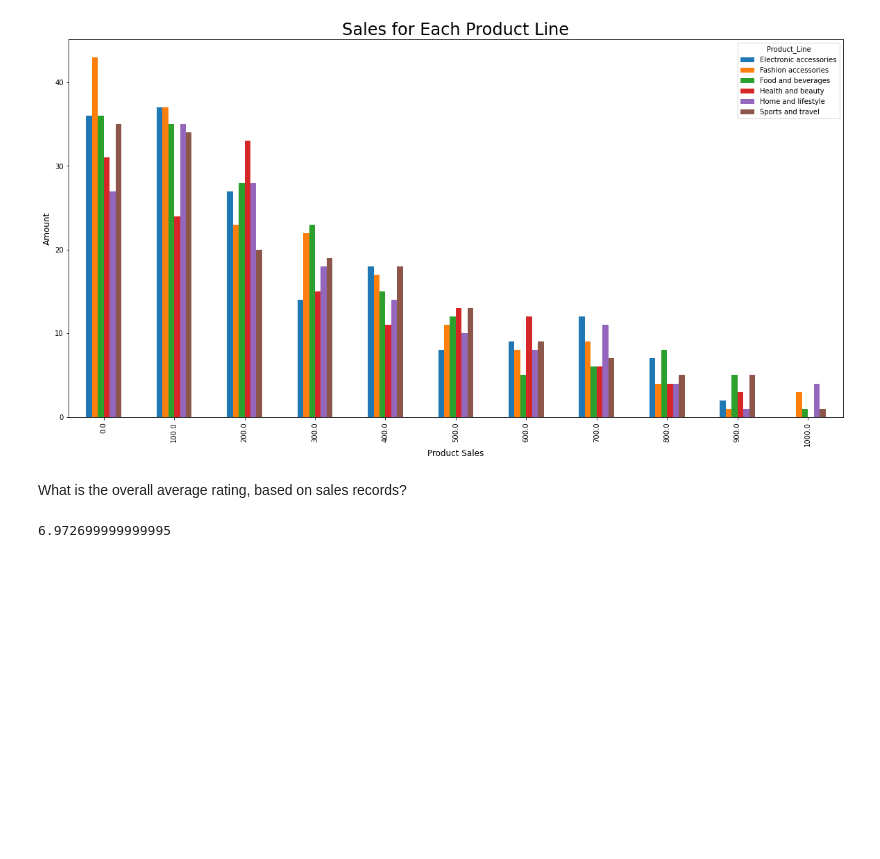
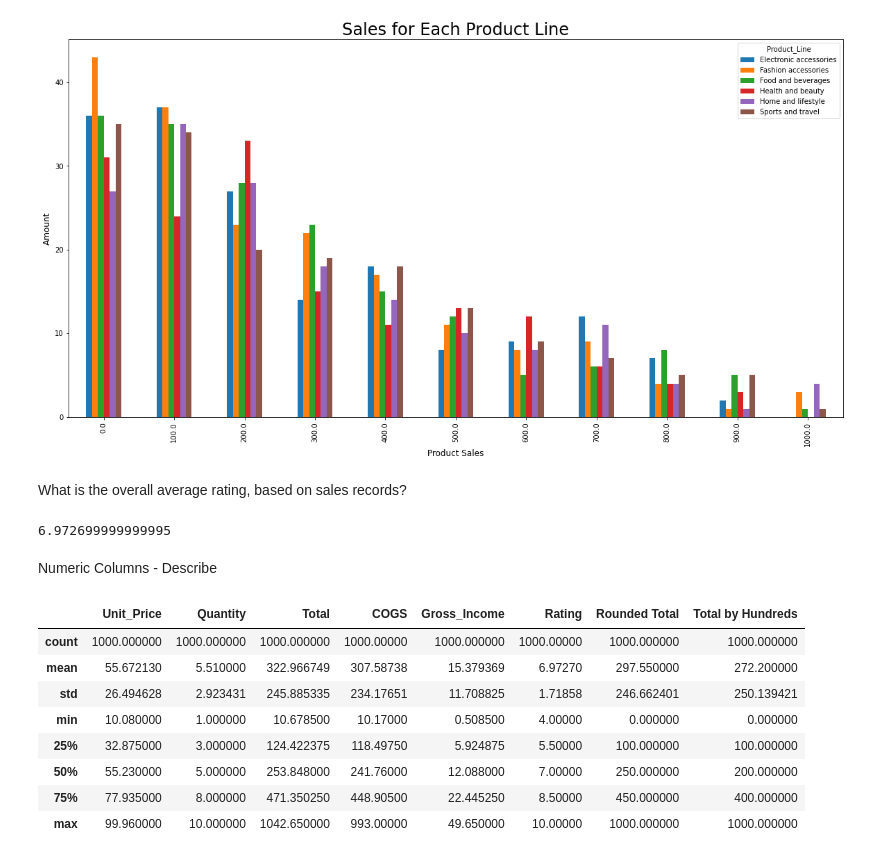
Before and after one commit to dmcbdh31/Sales-Analysis, a Jupyter notebook: Sales_Analysis.ipynb, the cells around one changed output. Drawn from its saved outputs; the diff is of its cells as text; code cells hidden in the pictures; blank space fills up the shorter version.

```diff
--- a/Sales_Analysis.ipynb
+++ b/Sales_Analysis.ipynb
@@ -129,3 +130,17 @@ What is the overall average rating, based on sales records?
 remotedf["Rating"].mean()
 # %% [output]
 6.972699999999995
+# %% [markdown]
+Numeric Columns - Describe
+# %%
+remotedf.describe()
+# %% [output]
+|  | Unit_Price | Quantity | Total | COGS | Gross_Income | Rating | Rounded Total | Total by Hundreds |
+| count | 1000.000000 | 1000.000000 | 1000.000000 | 1000.00000 | 1000.000000 | 1000.00000 | 1000.000000 | 1000.000000 |
+| mean | 55.672130 | 5.510000 | 322.966749 | 307.58738 | 15.379369 | 6.97270 | 297.550000 | 272.200000 |
+| std | 26.494628 | 2.923431 | 245.885335 | 234.17651 | 11.708825 | 1.71858 | 246.662401 | 250.139421 |
+| min | 10.080000 | 1.000000 | 10.678500 | 10.17000 | 0.508500 | 4.00000 | 0.000000 | 0.000000 |
+| 25% | 32.875000 | 3.000000 | 124.422375 | 118.49750 | 5.924875 | 5.50000 | 100.000000 | 100.000000 |
+| 50% | 55.230000 | 5.000000 | 253.848000 | 241.76000 | 12.088000 | 7.00000 | 250.000000 | 200.000000 |
+| 75% | 77.935000 | 8.000000 | 471.350250 | 448.90500 | 22.445250 | 8.50000 | 450.000000 | 400.000000 |
+| max | 99.960000 | 10.000000 | 1042.650000 | 993.00000 | 49.650000 | 10.00000 | 1000.000000 | 1000.000000 |
```
Also changed, not shown: parts of 13 cells of this notebook.
